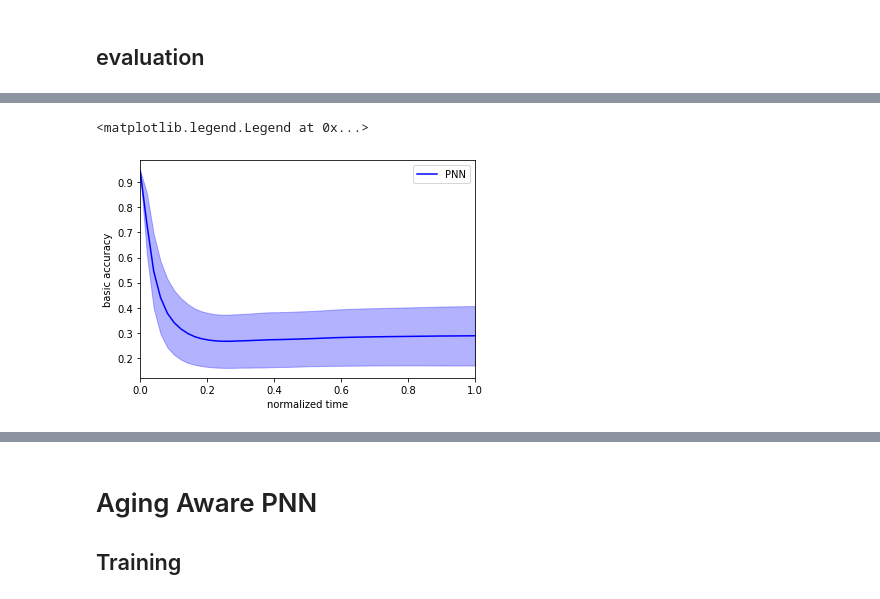
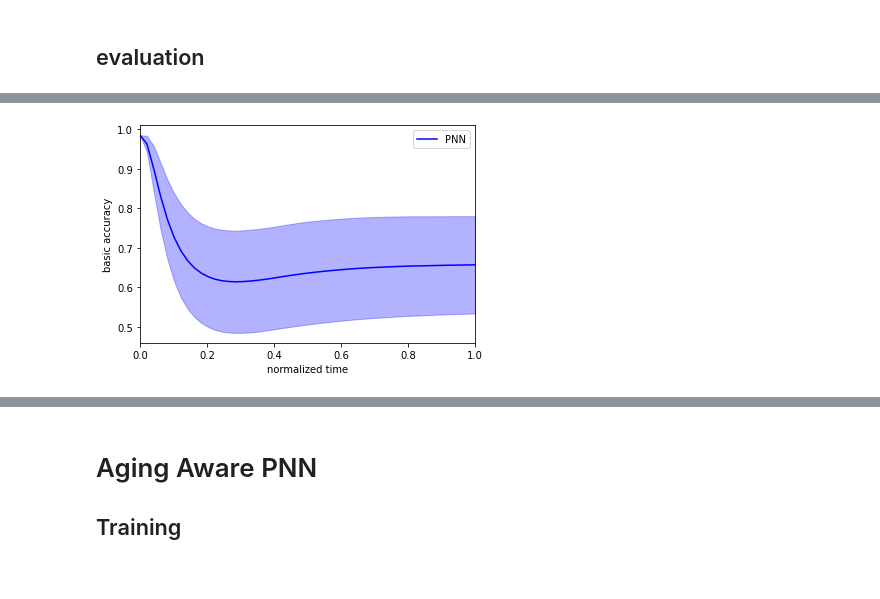
Before and after one commit to Neuromophic/Aging-aware-training, a Jupyter notebook: AgingAwareTrainingModelVariationParallel.ipynb, the cells around one changed output, grey strips where cells are left out. Drawn from its saved outputs; the diff is of its cells as text; code cells hidden in the pictures.

```diff
--- a/AgingAwareTrainingModelVariationParallel.ipynb
+++ b/AgingAwareTrainingModelVariationParallel.ipynb
@@ -249,7 +239,7 @@ torch.save(PNN, f'./pendigitresult/PNN_8_8.pkl')
 # %% [markdown]
 ## load PNN
 # %%
-PNN = torch.load(f'./pendigitresult/PNN_8_8.pkl')
+PNN = torch.load(f'./pendigitresult/PNN_16.pkl')
 # %% [markdown]
 ## Functions for setting times and models
 # %%
@@ -269,21 +259,8 @@ Usage of functions:
 ## evaluation
 # %%
 import evaluation
-from tqdm.notebook import tqdm
-
-test_time = np.linspace(0, 1, 50)
-PNN_acc = []
-PNN_maa = []
-
-for omega in tqdm(range(500)):
-    PNN.apply(ps.makemodel)
-    for test_t in test_time:
-        PNN.apply(lambda z: ps.settime(z, test_t))
-        for x_valid, y_valid in valid_loader:
-            PNN_acc.append(evaluation.basic(PNN, x_valid, y_valid))
-            PNN_maa.append(evaluation.maa(PNN, x_valid, y_valid))
-    if omega % 10 == 0:
-        print(f'evaluating on the {omega}-th model.')
+importlib.reload(evaluation)
+mean_acc_PNN, std_acc_PNN, mean_maa_PNN, std_maa_PNN = evaluation.FullEvaluation(PNN, valid_loader)
 # %% [output]
 evaluating on the 0-th model.
 evaluating on the 10-th model.
@@ -309,10 +282,10 @@ std_PNN_acc = np.std(PNN_acc, axis=0).flatten()
 # %%
-plt.fill_between(test_time, mean_PNN_acc-std_PNN_acc, mean_PNN_acc+std_PNN_acc, alpha=0.3, color='blue');
-plt.plot(test_time, mean_PNN_acc, label='PNN', color='blue');
+plt.fill_between(np.linspace(0,1,50), mean_acc_PNN-std_acc_PNN, mean_acc_PNN+std_acc_PNN, alpha=0.3, color='blue');
+plt.plot(np.linspace(0,1,50), mean_acc_PNN, label='PNN', color='blue');
+
 plt.xlabel('normalized time');
 plt.ylabel('basic accuracy');
 plt.xlim([0, 1]);
 plt.legend();
 # %% [output]
-<matplotlib.legend.Legend at 0x...>
-[figure, old version]
+[figure, new version]
```
Also changed, not shown: parts of 27 cells of this notebook, 9 other files.
